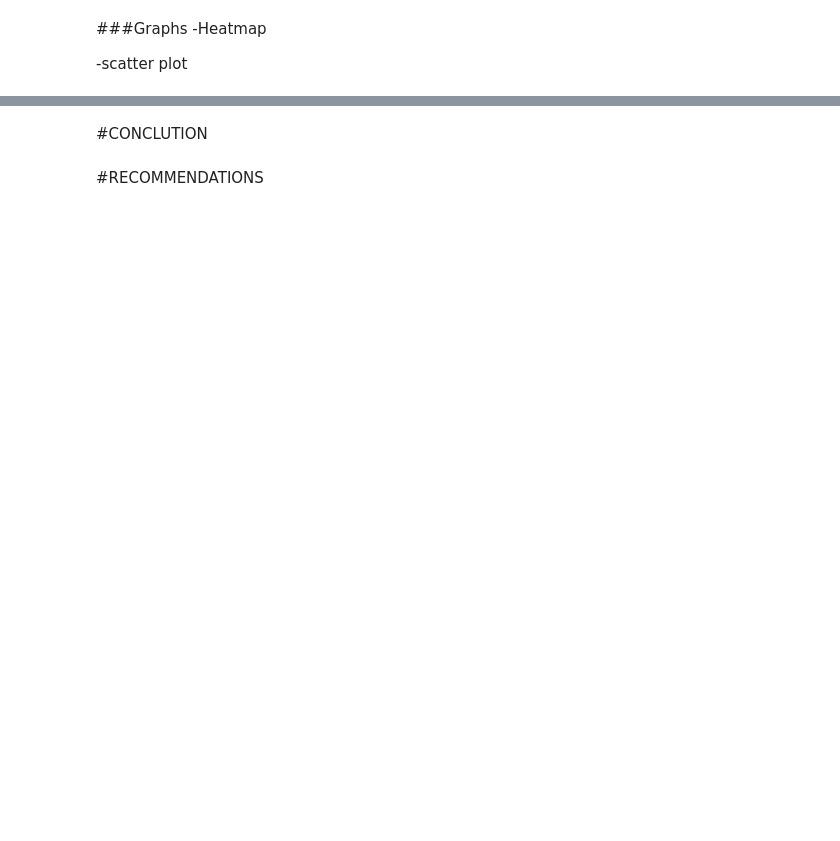
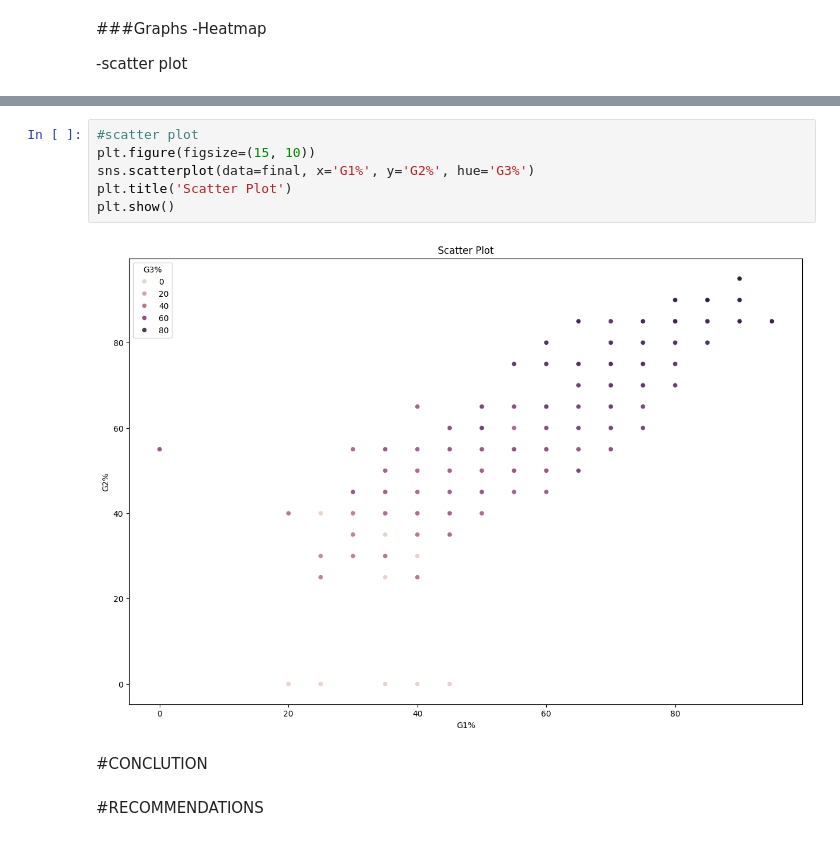
Before and after one commit to kaula12/Kenyan_Music_Artist, a Jupyter notebook: student_performance.ipynb, the cells around one changed output, grey strips where cells are left out. Saved outputs shown, nothing was run; the diff lists cells and outputs as text; blank space fills up the shorter version.

```diff
--- a/student_performance.ipynb
+++ b/student_performance.ipynb
@@ -399,3 +452,11 @@ dtype: float64
+# %%
+#scatter plot
+plt.figure(figsize=(15, 10))
+sns.scatterplot(data=final, x='G1%', y='G2%', hue='G3%')
+plt.title('Scatter Plot')
+plt.show()
+# %% [output]
+[figure, added]
 # %% [markdown]
 #CONCLUTION
 # %% [markdown]
```
Also changed, not shown: parts of 5 cells of this notebook.
